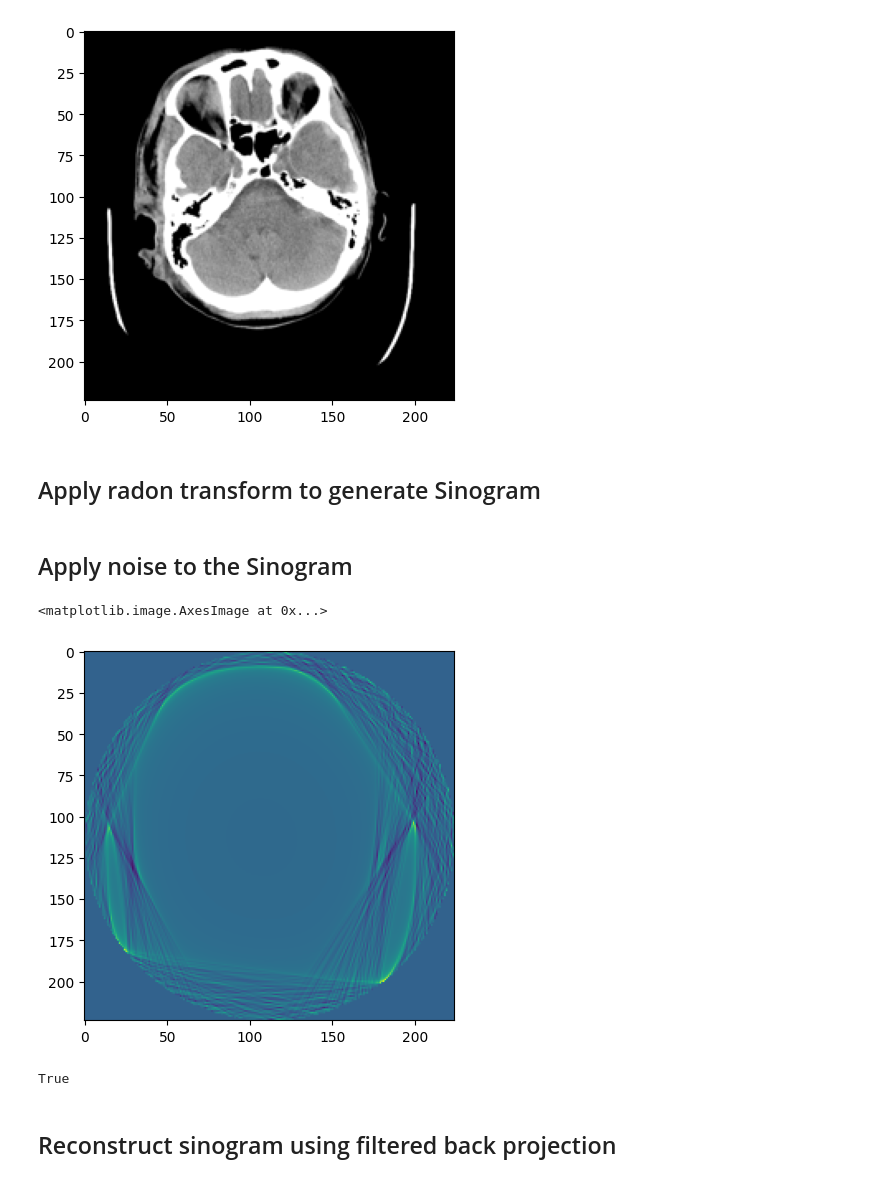
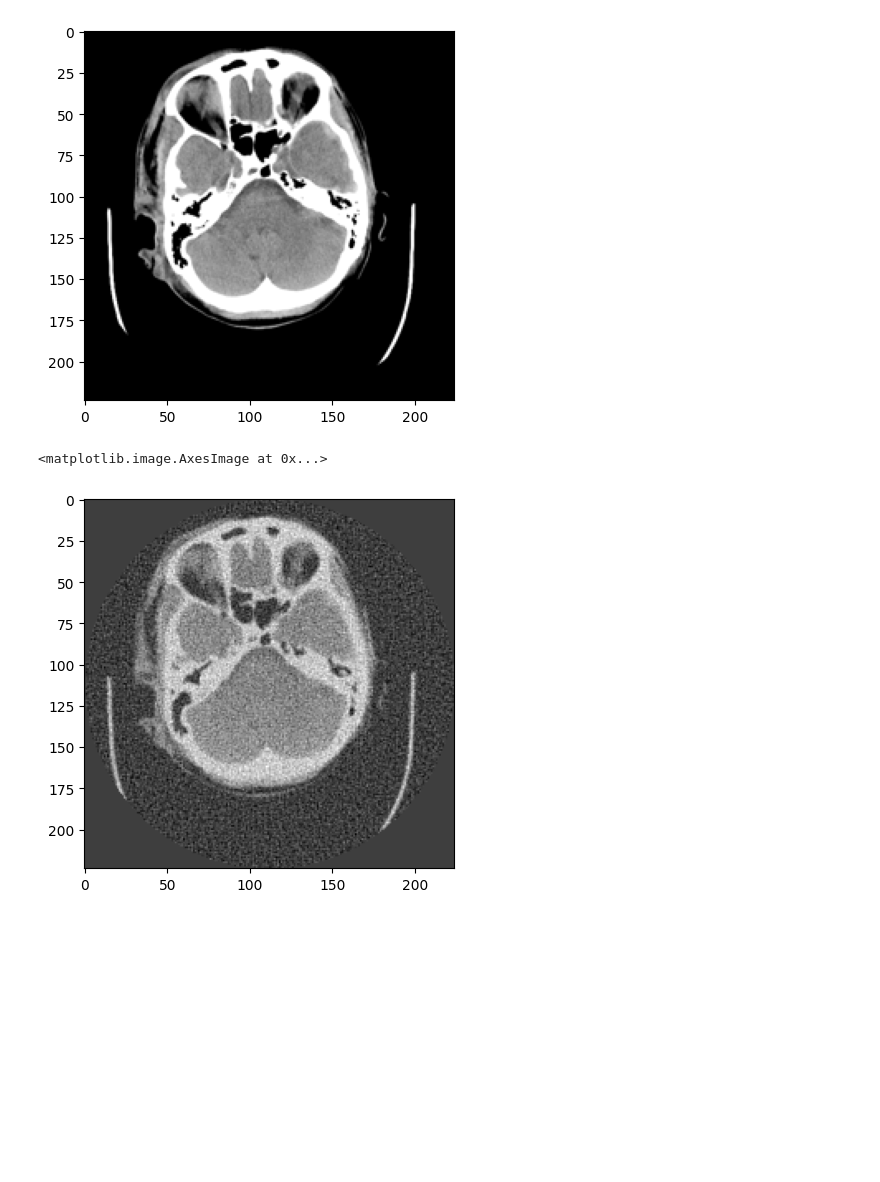
Before and after one commit to jpscardoso97/ich-detection, a Jupyter notebook: notebooks/experimentation/sinogramv2.ipynb, the cells around one changed output. Cells and saved outputs as stored; diff of their text form; code cells hidden in the pictures; blank space fills up the shorter version.

Commit message:
Add denoiser and update dataset using sinogram

```diff
--- a/notebooks/experimentation/sinogramv2.ipynb
+++ b/notebooks/experimentation/sinogramv2.ipynb
@@ -24,22 +25,11 @@ plt.imshow(image, cmap='gray')
 50176
 <matplotlib.image.AxesImage at 0x...>
 [figure]
-# %% [markdown]
-## Apply radon transform to generate Sinogram
 # %%
-noisy_image = get_noisy_image(image, 0.5)
+noisy_image = get_noisy_image(image, 2)
-# %% [markdown]
-## Apply noise to the Sinogram
 # %%
 # show noisy image
-plt.imshow(noisy_image)
+plt.imshow(noisy_image, cmap='gray')
 # %% [output]
 <matplotlib.image.AxesImage at 0x...>
-[figure, old version]
+[figure, new version]
-# %%
-# Save noisy image
-cv2.imwrite('test.png', noisy_image)
-# %% [output]
-True
-# %% [markdown]
-## Reconstruct sinogram using filtered back projection
```
Also changed, not shown: parts of 4 cells of this notebook, 8 other files.
